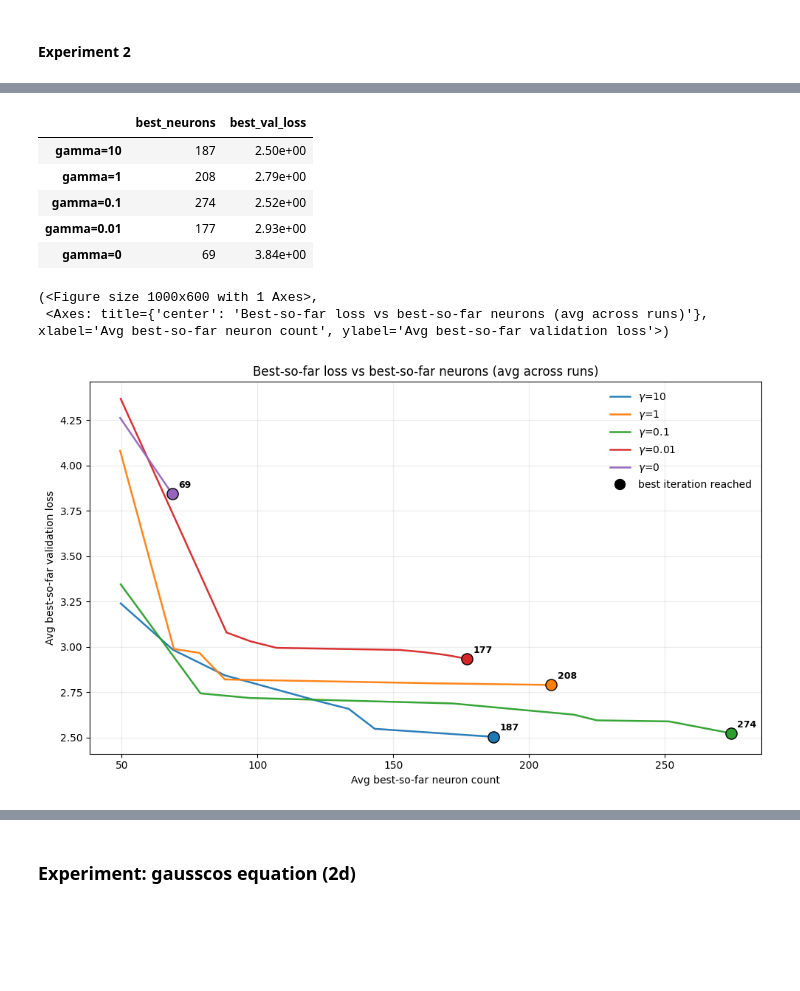
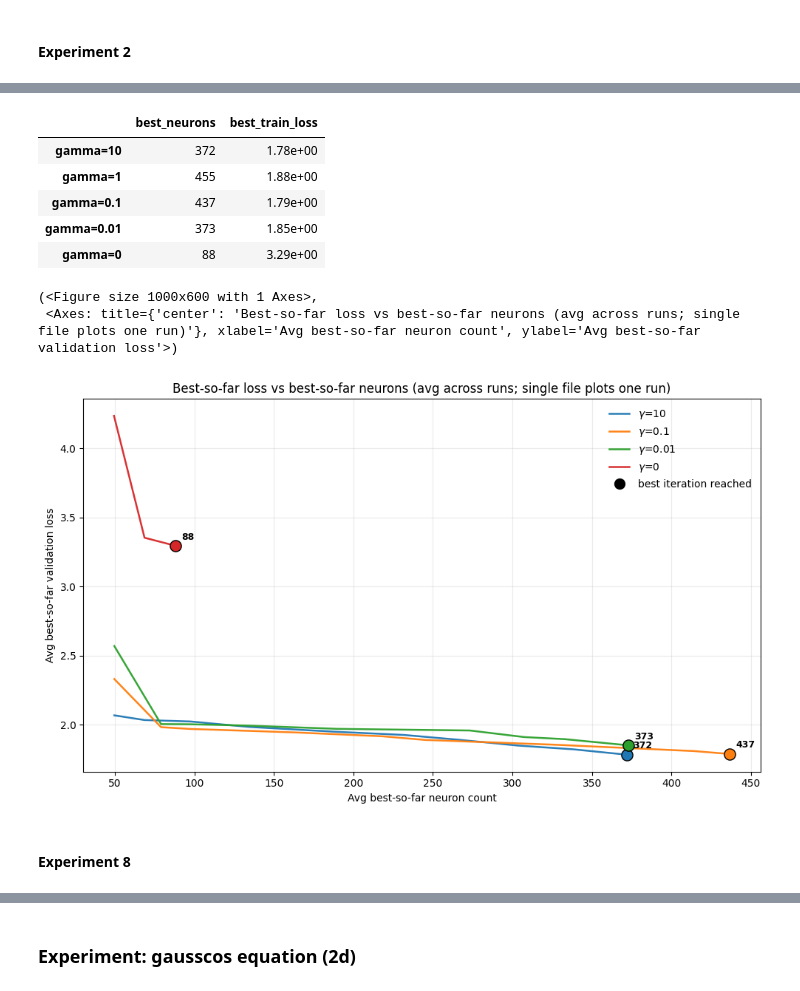
Before and after one commit to KeWu5678/NNforHJB, a Jupyter notebook: notebook/experiment_analysis.ipynb, the cells around one changed output, grey strips where cells are left out. Drawn from its saved outputs; the diff is of its cells as text; code cells hidden in the pictures; blank space fills up the shorter version.

Commit message:
add PDPA_v1 and updated the experiment

```diff
--- a/notebook/experiment_analysis.ipynb
+++ b/notebook/experiment_analysis.ipynb
@@ -67,28 +58,31 @@ print_experiment_hyperparameters("models/experiment_2")
 # %%
 from scr.metric import summarize_best_iteration_and_loss_by_gamma
 
-out = summarize_best_iteration_and_loss_by_gamma("models/experiment_5")
+out = summarize_best_iteration_and_loss_by_gamma("models/experiment_2", loss="train")
 out["table_df"]   # rows = gamma, cols = best_neurons / best_val_loss (sci)
 # %% [output]
-|  | best_neurons | best_val_loss |
-| gamma=10 | 187 | 2.50e+00 |
-| gamma=1 | 208 | 2.79e+00 |
-| gamma=0.1 | 274 | 2.52e+00 |
-| gamma=0.01 | 177 | 2.93e+00 |
-| gamma=0 | 69 | 3.84e+00 |
+|  | best_neurons | best_train_loss |
+| gamma=10 | 372 | 1.78e+00 |
+| gamma=1 | 455 | 1.88e+00 |
+| gamma=0.1 | 437 | 1.79e+00 |
+| gamma=0.01 | 373 | 1.85e+00 |
+| gamma=0 | 88 | 3.29e+00 |
 # %%
 from scr.metric import plot_best_loss_vs_best_neurons_by_gamma
 
 plot_best_loss_vs_best_neurons_by_gamma(
-    "models/experiment_5",
-    gammas_include=[10.0, 1.0, 0.1, 1e-2,0],
+    "models/experiment_2",
+    gammas_include=[10.0, 0.1, 1e-2, 0.0],
+    loss= "train"
 )
 # %% [output]
 (<Figure size 1000x600 with 1 Axes>,
- <Axes: title={'center': 'Best-so-far loss vs best-so-far neurons (avg across runs)'}, xlabel='Avg best-so-far neuron count', ylabel='Avg best-so-far validation loss'>)
+ <Axes: title={'center': 'Best-so-far loss vs best-so-far neurons (avg across runs; single file plots one run)'}, xlabel='Avg best-so-far neuron count', ylabel='Avg best-so-far validation loss'>)
-[figure, old version]
+[figure, new version]
 # %%
 # from scr.metric import build_best_val_loss_table_by_gamma
 
 # out_loss = build_best_val_loss_table_by_gamma("models/experiment_1", kind="neuron")
 # out_loss["table_df"]
+# %% [markdown]
+#### Experiment 8
```
Also changed, not shown: parts of 16 cells of this notebook, 17 other files.
